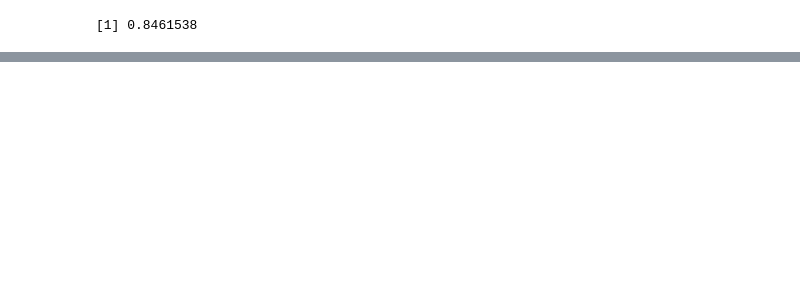
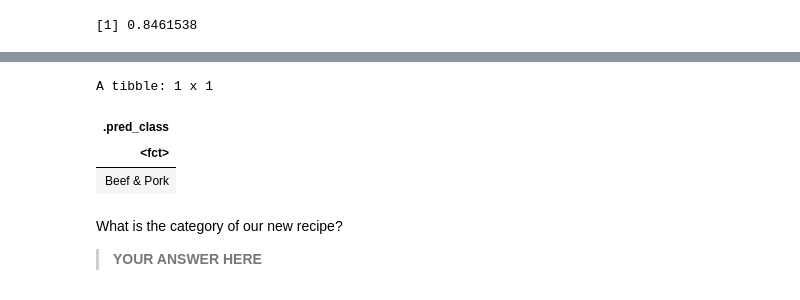
Before and after one commit to katieburak/girls-in-DS, a Jupyter notebook: solution/worksheet3_solution.ipynb, the cells around one changed output, grey strips where cells are left out. Cells and saved outputs as stored; diff of their text form; code cells hidden in the pictures; blank space fills up the shorter version.

```diff
--- a/solution/worksheet3_solution.ipynb
+++ b/solution/worksheet3_solution.ipynb
@@ -276,0 +331,10 @@ run_model(1, macdonalds_train, macdonalds_test)
+# %%
+predict(knn_fit, new_data = ...)
+# %% [output]
+A tibble: 1 x 1
+| .pred_class |
+| <fct> |
+| Beef & Pork |
+# %% [markdown]
+What is the category of our new recipe?
+> **YOUR ANSWER HERE**
```
Also changed, not shown: parts of 10 cells of this notebook.
